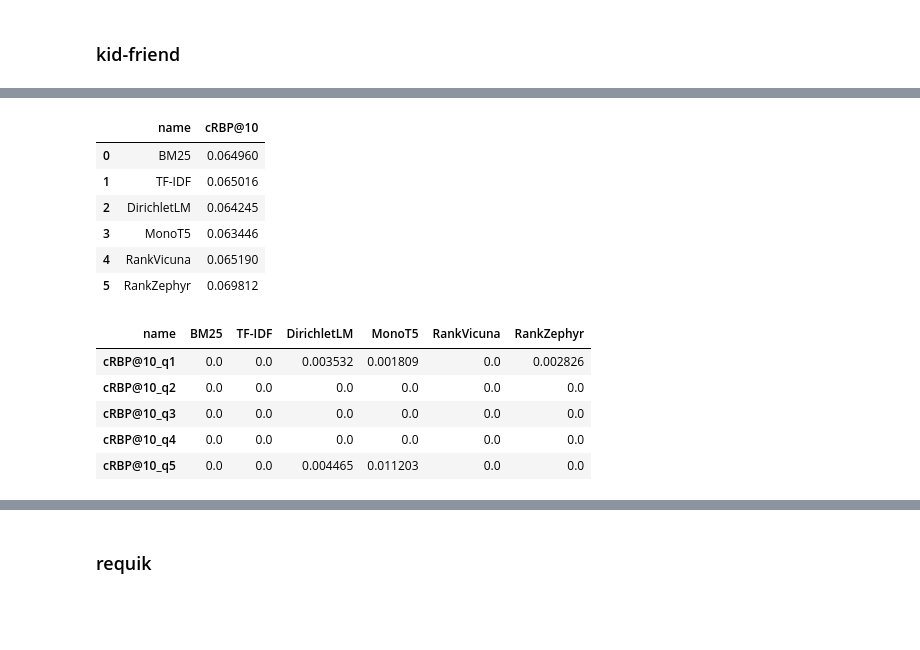
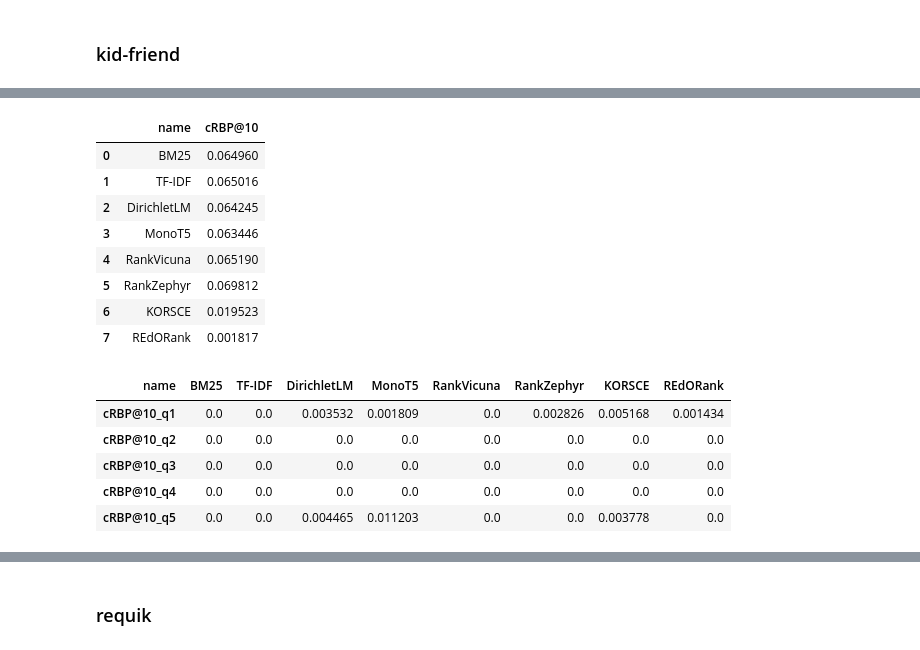
Before and after one commit to SOLandChildren/ChildCenteredEvaluation, a Jupyter notebook: code/evaluation.ipynb, the cells around one changed output, grey strips where cells are left out. Cells and saved outputs as stored; diff of their text form; code cells hidden in the pictures; blank space fills up the shorter version.

```diff
--- a/code/evaluation.ipynb
+++ b/code/evaluation.ipynb
@@ -132,7 +200,7 @@ import pandas as pd
 
 
 kf_retriever_systems = get_ranked_lists("results/kid-friend/")
-kf_retriever_names = ["BM25", "TF-IDF", "DirichletLM", "MonoT5", "RankVicuna", "RankZephyr"]
+kf_retriever_names = ["BM25", "TF-IDF", "DirichletLM", "MonoT5", "RankVicuna", "RankZephyr", "KORSCE", "REdORank"]
 
 # kf_retriever_systems = [kid_friend_tf_idf]
 # kf_retriever_names = ["TF-IDF"]
@@ -164,7 +234,7 @@ import pandas as pd
 
 
 kf_retriever_systems = get_ranked_lists("results/kid-friend/")
-kf_retriever_names = ["BM25", "TF-IDF", "DirichletLM", "MonoT5", "RankVicuna", "RankZephyr"]
+kf_retriever_names = ["BM25", "TF-IDF", "DirichletLM", "MonoT5", "RankVicuna", "RankZephyr", "KORSCE", "REdORank"]
 
 # kf_retriever_systems = [kid_friend_tf_idf]
 # kf_retriever_names = ["TF-IDF"]
@@ -230,7 +304,7 @@ import pandas as pd
 
 
 kf_retriever_systems = get_ranked_lists("results/kid-friend/")
-kf_retriever_names = ["BM25", "TF-IDF", "DirichletLM", "MonoT5", "RankVicuna", "RankZephyr"]
+kf_retriever_names = ["BM25", "TF-IDF", "DirichletLM", "MonoT5", "RankVicuna", "RankZephyr", "KORSCE", "REdORank"]
 
 # kf_retriever_systems = [kid_friend_tf_idf]
 # kf_retriever_names = ["TF-IDF"]
@@ -257,43 +331,45 @@ kf_crbp_results_df
 | 3 | MonoT5 | 0.063446 |
 | 4 | RankVicuna | 0.065190 |
 | 5 | RankZephyr | 0.069812 |
+| 6 | KORSCE | 0.019523 |
+| 7 | REdORank | 0.001817 |
 # %%
 import pyterrier as pt
 from utils import cRBP, get_ranked_lists
 import pandas as pd
 
 
 kf_retriever_systems = get_ranked_lists("results/kid-friend/")
-kf_retriever_names = ["BM25", "TF-IDF", "DirichletLM", "MonoT5", "RankVicuna", "RankZephyr"]
+kf_retriever_names = ["BM25", "TF-IDF", "DirichletLM", "MonoT5", "RankVicuna", "RankZephyr", "KORSCE", "REdORank"]
 
 # kf_retriever_systems = [kid_friend_tf_idf]
 # kf_retriever_names = ["TF-IDF"]
 
 kf_queries = pd.read_csv("../data/kid-friend-en/en/inputs/topics.csv")
 kf_queries["qid"] = kf_queries["qid"].astype(str)
 kf_qrel_file = pd.read_csv("../data/kid-friend-en/en/qrels/qrels-relevance-binary.csv")
 kf_qrel_file["qid"] = kf_qrel_file["qid"].astype(str)
 kf_corpus = pd.read_csv("../data/kid-friend-en/en/inputs/documents.csv")
 
 kf_crbp_results = []
 for sys, name in zip(kf_retriever_systems, kf_retriever_names):
     score = cRBP(topics=kf_queries, qrels=kf_qrel_file, corpus = kf_corpus,
                  upper_threshold = 4, lower_threshold = 4, retriever_system=sys, phi=0.8, perquery=True, k=10)
     kf_crbp_results.append([name]+score)
 
 kf_crbp_results_df_per_query = pd.DataFrame(kf_crbp_results, columns=["name"] + [f"cRBP@10_q{i}" for i in range(1, len(score)+1)])
 kf_crbp_results_df_per_query = kf_crbp_results_df_per_query.T
 kf_crbp_results_df_per_query.columns = kf_crbp_results_df_per_query.iloc[0]
 kf_crbp_results_df_per_query = kf_crbp_results_df_per_query.iloc[1:]
 kf_crbp_results_df_per_query.to_csv("results/kid-friend/query_wise/cRBP.csv", index=True)
 kf_crbp_results_df_per_query.head()
 # %% [output]
-| name | BM25 | TF-IDF | DirichletLM | MonoT5 | RankVicuna | RankZephyr |
-| cRBP@10_q1 | 0.0 | 0.0 | 0.003532 | 0.001809 | 0.0 | 0.002826 |
-| cRBP@10_q2 | 0.0 | 0.0 | 0.0 | 0.0 | 0.0 | 0.0 |
-| cRBP@10_q3 | 0.0 | 0.0 | 0.0 | 0.0 | 0.0 | 0.0 |
-| cRBP@10_q4 | 0.0 | 0.0 | 0.0 | 0.0 | 0.0 | 0.0 |
-| cRBP@10_q5 | 0.0 | 0.0 | 0.004465 | 0.011203 | 0.0 | 0.0 |
+| name | BM25 | TF-IDF | DirichletLM | MonoT5 | RankVicuna | RankZephyr | KORSCE | REdORank |
+| cRBP@10_q1 | 0.0 | 0.0 | 0.003532 | 0.001809 | 0.0 | 0.002826 | 0.005168 | 0.001434 |
+| cRBP@10_q2 | 0.0 | 0.0 | 0.0 | 0.0 | 0.0 | 0.0 | 0.0 | 0.0 |
+| cRBP@10_q3 | 0.0 | 0.0 | 0.0 | 0.0 | 0.0 | 0.0 | 0.0 | 0.0 |
+| cRBP@10_q4 | 0.0 | 0.0 | 0.0 | 0.0 | 0.0 | 0.0 | 0.0 | 0.0 |
+| cRBP@10_q5 | 0.0 | 0.0 | 0.004465 | 0.011203 | 0.0 | 0.0 | 0.003778 | 0.0 |
 # %%
 from scipy.stats import ttest_rel
 import numpy as np
```
Also changed, not shown: parts of 37 cells of this notebook, 39 other files.
